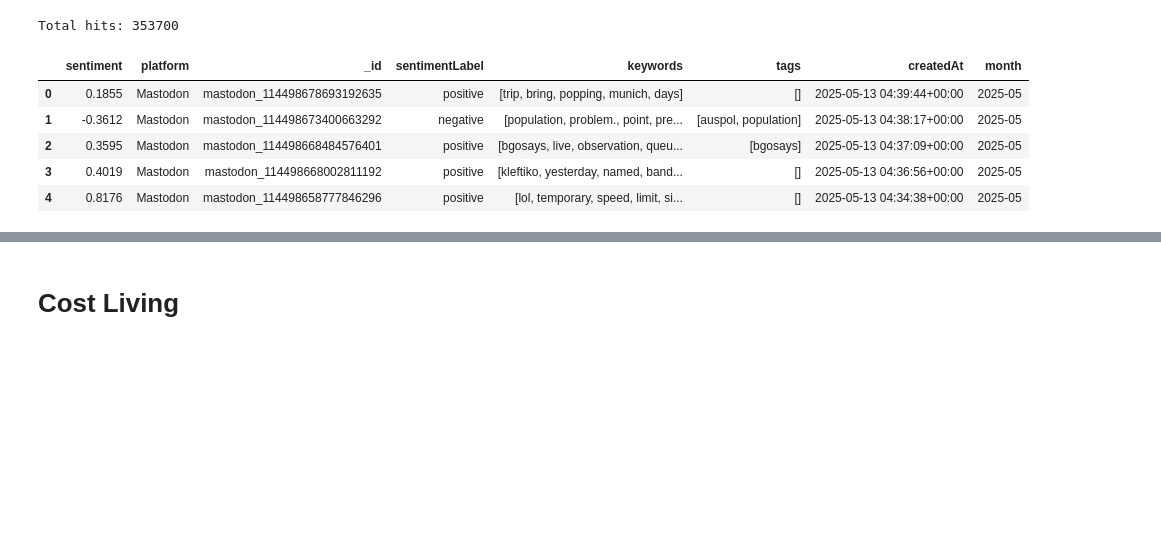
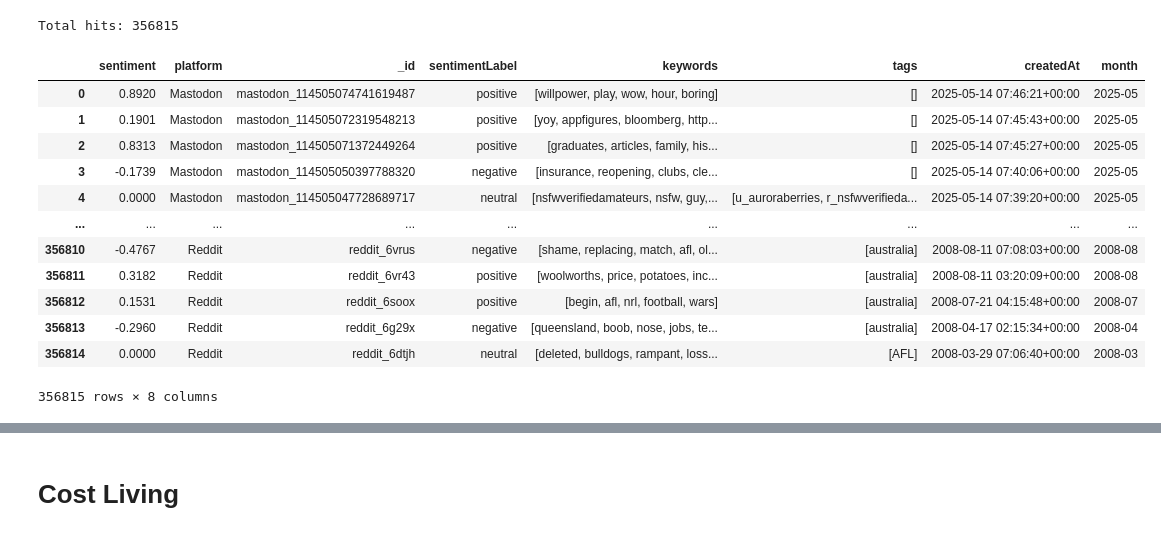
Before and after one commit to TheHQ98/social-media-analysis, a Jupyter notebook: frontend/frontend.ipynb, the cells around one changed output, grey strips where cells are left out. Saved outputs shown, nothing was run; the diff lists cells and outputs as text; code cells hidden in the pictures; blank space fills up the shorter version.

```diff
--- a/frontend/frontend.ipynb
+++ b/frontend/frontend.ipynb
@@ -50,24 +50,31 @@ def post_processing(payload):
 # %%
 cost_living_payload = {
     "content": ["afl*", "AFL"],   # data.content
     "tags":     ["afl", "AFL"],   # data.tags
     "keywords": ["afl", "AFL"],   # data.keywords
     "combine":  "or",      # and OR or
     "size":     10000,
     "max_docs": 500000,    # max get data
     "date_range": {
         "from": "01-01-2000",
         "to":   "31-12-2026"
     }
 }
 
 df = post_processing(cost_living_payload)
-df.head()
+df
 # %% [output]
-Total hits: 353700
+Total hits: 356815
 |  | sentiment | platform | _id | sentimentLabel | keywords | tags | createdAt | month |
-| 0 | 0.1855 | Mastodon | mastodon_114498678693192635 | positive | [trip, bring, popping, munich, days] | [] | 2025-05-13 04:39:44+00:00 | 2025-05 |
-| 1 | -0.3612 | Mastodon | mastodon_114498673400663292 | negative | [population, problem., point, pre... | [auspol, population] | 2025-05-13 04:38:17+00:00 | 2025-05 |
-| 2 | 0.3595 | Mastodon | mastodon_114498668484576401 | positive | [bgosays, live, observation, queu... | [bgosays] | 2025-05-13 04:37:09+00:00 | 2025-05 |
-| 3 | 0.4019 | Mastodon | mastodon_114498668002811192 | positive | [kleftiko, yesterday, named, band... | [] | 2025-05-13 04:36:56+00:00 | 2025-05 |
-| 4 | 0.8176 | Mastodon | mastodon_114498658777846296 | positive | [lol, temporary, speed, limit, si... | [] | 2025-05-13 04:34:38+00:00 | 2025-05 |
+| 0 | 0.8920 | Mastodon | mastodon_114505074741619487 | positive | [willpower, play, wow, hour, boring] | [] | 2025-05-14 07:46:21+00:00 | 2025-05 |
+| 1 | 0.1901 | Mastodon | mastodon_114505072319548213 | positive | [yoy, appfigures, bloomberg, http... | [] | 2025-05-14 07:45:43+00:00 | 2025-05 |
+| 2 | 0.8313 | Mastodon | mastodon_114505071372449264 | positive | [graduates, articles, family, his... | [] | 2025-05-14 07:45:27+00:00 | 2025-05 |
+| 3 | -0.1739 | Mastodon | mastodon_114505050397788320 | negative | [insurance, reopening, clubs, cle... | [] | 2025-05-14 07:40:06+00:00 | 2025-05 |
+| 4 | 0.0000 | Mastodon | mastodon_114505047728689717 | neutral | [nsfwverifiedamateurs, nsfw, guy,... | [u_auroraberries, r_nsfwverifieda... | 2025-05-14 07:39:20+00:00 | 2025-05 |
+| ... | ... | ... | ... | ... | ... | ... | ... | ... |
+| 356810 | -0.4767 | Reddit | reddit_6vrus | negative | [shame, replacing, match, afl, ol... | [australia] | 2008-08-11 07:08:03+00:00 | 2008-08 |
+| 356811 | 0.3182 | Reddit | reddit_6vr43 | positive | [woolworths, price, potatoes, inc... | [australia] | 2008-08-11 03:20:09+00:00 | 2008-08 |
+| 356812 | 0.1531 | Reddit | reddit_6soox | positive | [begin, afl, nrl, football, wars] | [australia] | 2008-07-21 04:15:48+00:00 | 2008-07 |
+| 356813 | -0.2960 | Reddit | reddit_6g29x | negative | [queensland, boob, nose, jobs, te... | [australia] | 2008-04-17 02:15:34+00:00 | 2008-04 |
+| 356814 | 0.0000 | Reddit | reddit_6dtjh | neutral | [deleted, bulldogs, rampant, loss... | [AFL] | 2008-03-29 07:06:40+00:00 | 2008-03 |
+356815 rows × 8 columns
```
Also changed, not shown: parts of 3 cells of this notebook.
